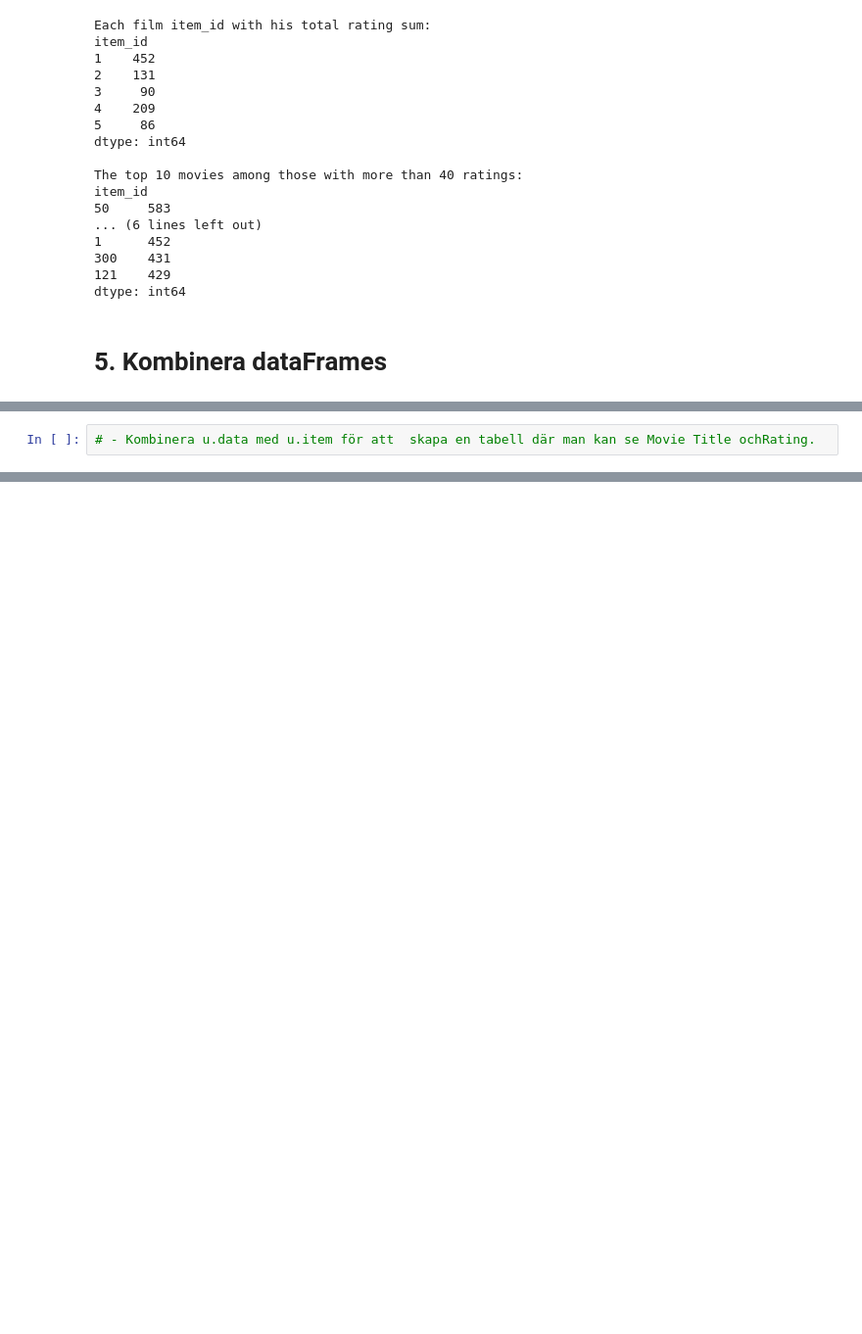
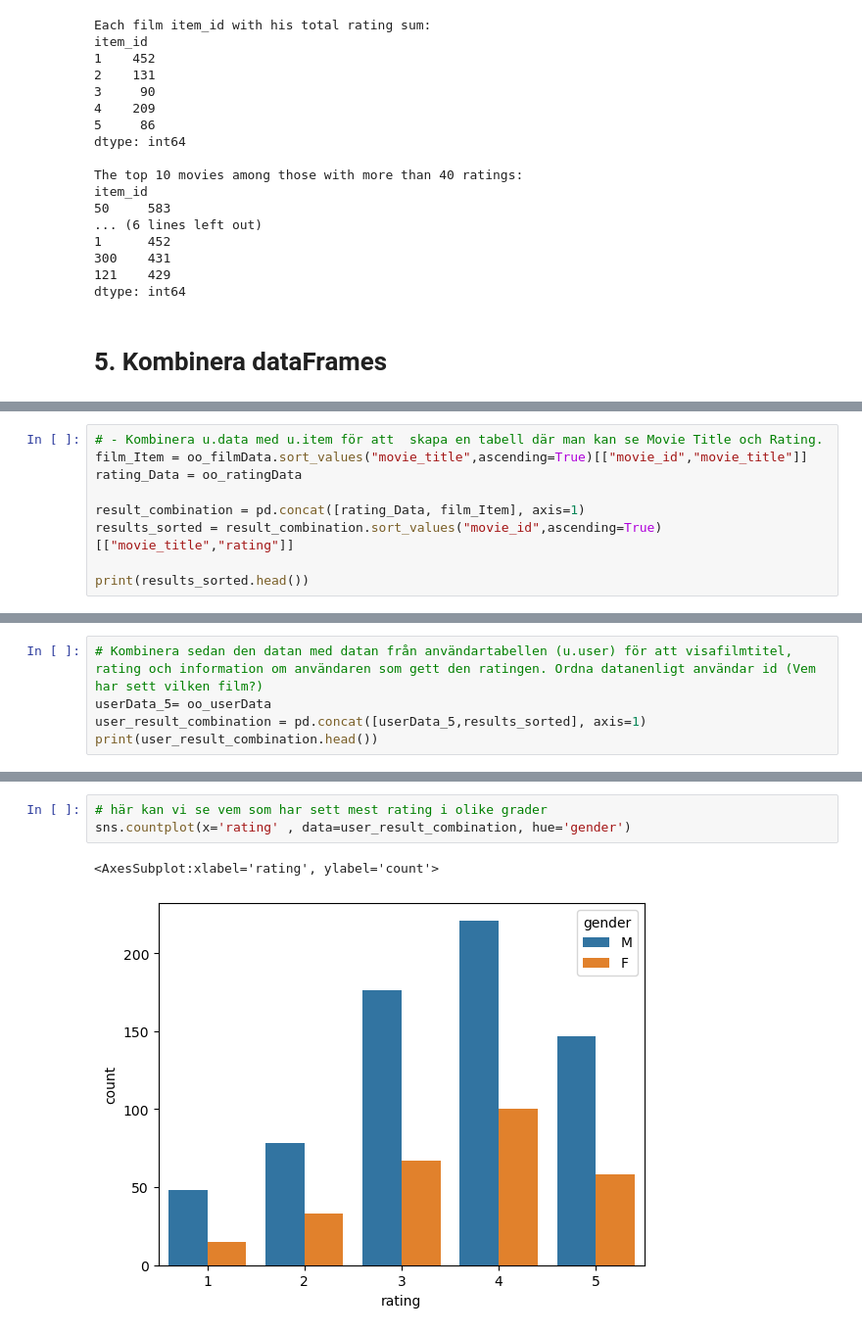
Before and after one commit to Ammar-Man/Python, a Jupyter notebook: Data processing/projekt1.ipynb, the cells around one changed output, grey strips where cells are left out. Shown at 98% size. Saved outputs shown, nothing was run; the diff lists cells and outputs as text; blank space fills up the shorter version.

```diff
--- a/Data processing/projekt1.ipynb
+++ b/Data processing/projekt1.ipynb
@@ -247,4 +244,11 @@ librarian        29
 educator         26
 dtype: int64
 # %%
-# - Kombinera u.data med u.item för att  skapa en tabell där man kan se Movie Title ochRating.
+# - Kombinera u.data med u.item för att  skapa en tabell där man kan se Movie Title och Rating.
+film_Item = oo_filmData.sort_values("movie_title",ascending=True)[["movie_id","movie_title"]]
+rating_Data = oo_ratingData
+
+result_combination = pd.concat([rating_Data, film_Item], axis=1)
+results_sorted = result_combination.sort_values("movie_id",ascending=True)[["movie_title","rating"]]
+
+print(results_sorted.head())
@@ -250,0 +262,5 @@ dtype: int64
+# %%
+# Kombinera sedan den datan med datan från användartabellen (u.user) för att visafilmtitel, rating och information om användaren som gett den ratingen. Ordna datanenligt användar id (Vem har sett vilken film?)
+userData_5= oo_userData
+user_result_combination = pd.concat([userData_5,results_sorted], axis=1)
+print(user_result_combination.head())
@@ -250,0 +312,6 @@ dtype: int64
+# %%
+# här kan vi se vem som har sett mest rating i olike grader
+sns.countplot(x='rating' , data=user_result_combination, hue='gender')
+# %% [output]
+<AxesSubplot:xlabel='rating', ylabel='count'>
+[figure, added]
```
Also changed, not shown: parts of 11 cells of this notebook.
